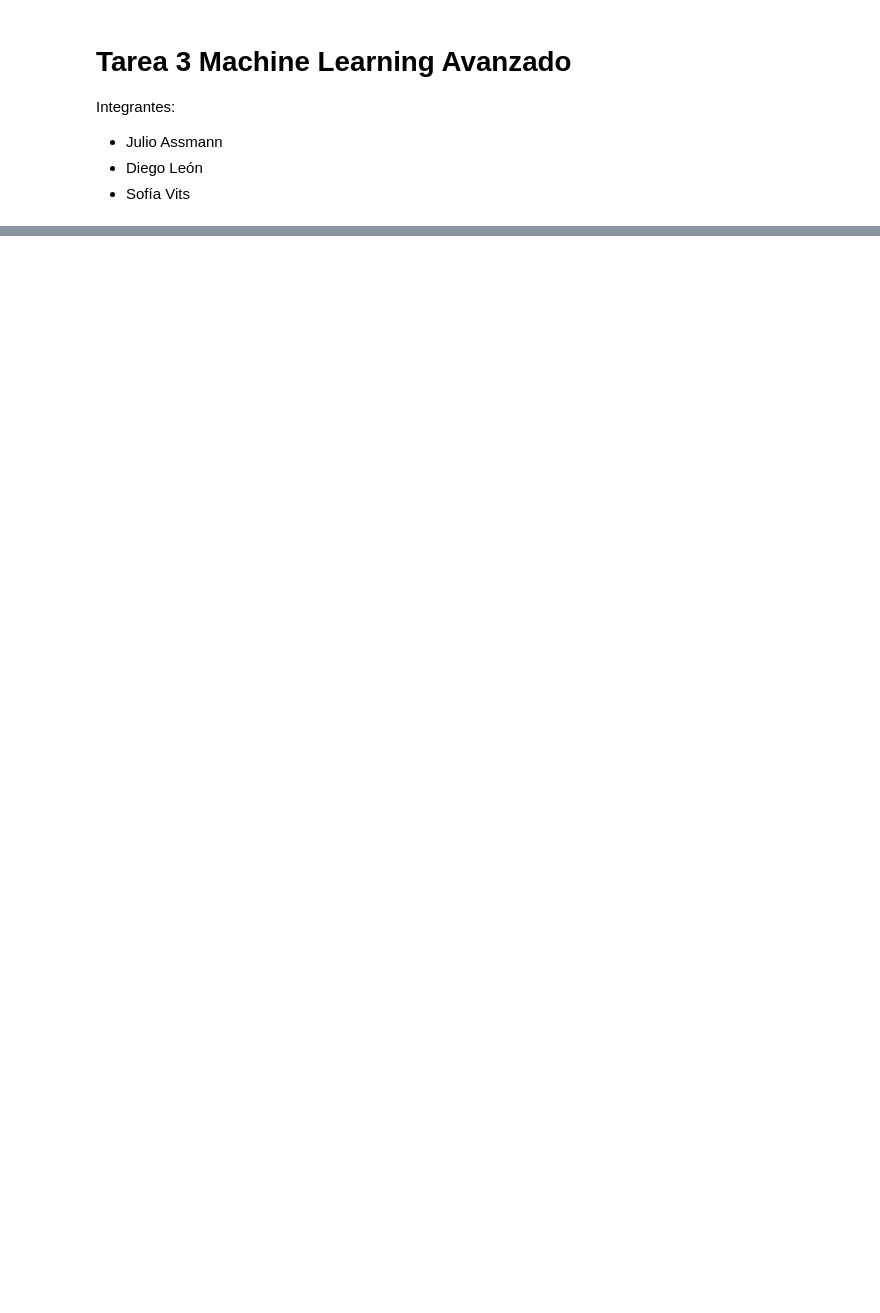
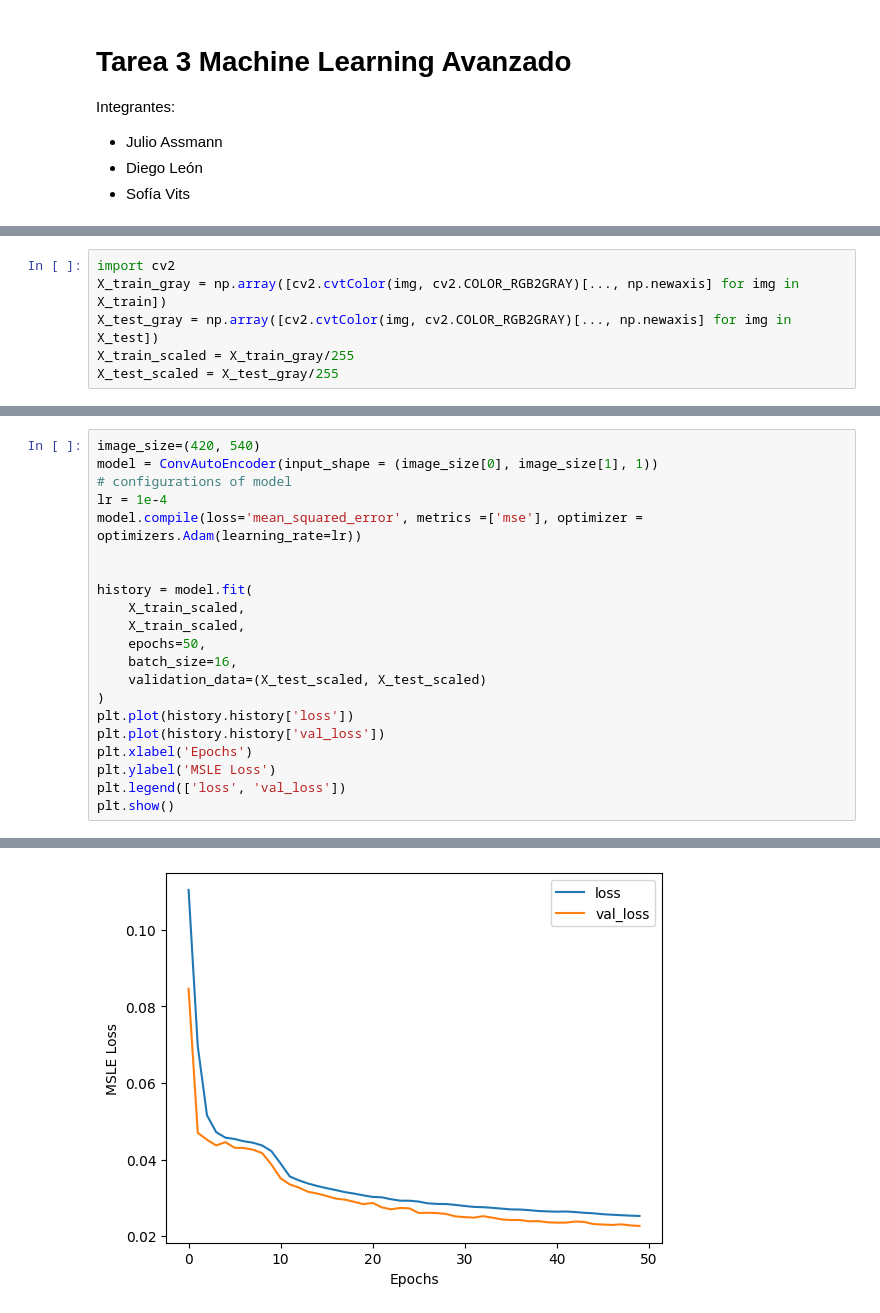
Before and after one commit to principioincertidumbre/Tarea3_MLA, a Jupyter notebook: Tarea_3_MLA.ipynb, the cells around one changed output, grey strips where cells are left out. Saved outputs shown, nothing was run; the diff lists cells and outputs as text; blank space fills up the shorter version.

```diff
--- a/Tarea_3_MLA.ipynb
+++ b/Tarea_3_MLA.ipynb
@@ -31,0 +150,6 @@ tf.random.set_seed(42)
+# %%
+import cv2
+X_train_gray = np.array([cv2.cvtColor(img, cv2.COLOR_RGB2GRAY)[..., np.newaxis] for img in X_train])
+X_test_gray = np.array([cv2.cvtColor(img, cv2.COLOR_RGB2GRAY)[..., np.newaxis] for img in X_test])
+X_train_scaled = X_train_gray/255
+X_test_scaled = X_test_gray/255
@@ -31,0 +199,22 @@ tf.random.set_seed(42)
+# %%
+image_size=(420, 540)
+model = ConvAutoEncoder(input_shape = (image_size[0], image_size[1], 1))
+# configurations of model
+lr = 1e-4
+model.compile(loss='mean_squared_error', metrics =['mse'], optimizer = optimizers.Adam(learning_rate=lr))
+
+
+history = model.fit(
+    X_train_scaled,
+    X_train_scaled,
+    epochs=50,
+    batch_size=16,
+    validation_data=(X_test_scaled, X_test_scaled)
+)
+plt.plot(history.history['loss'])
+plt.plot(history.history['val_loss'])
+plt.xlabel('Epochs')
+plt.ylabel('MSLE Loss')
+plt.legend(['loss', 'val_loss'])
+plt.show()
+# %% [output]
@@ -31,0 +238 @@ tf.random.set_seed(42)
+[figure, added]
```
Also changed, not shown: parts of 21 cells of this notebook.
